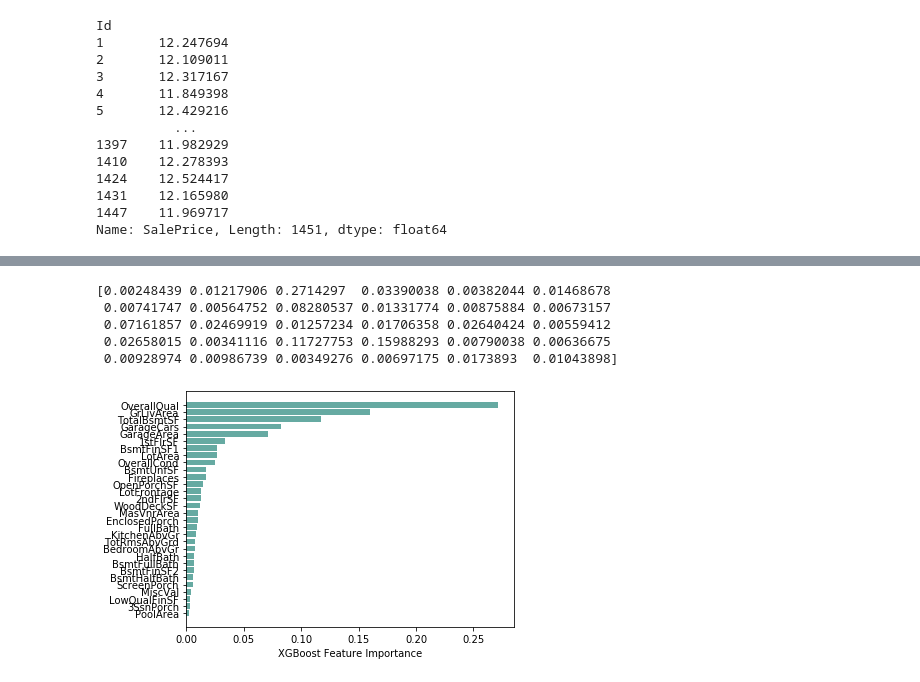
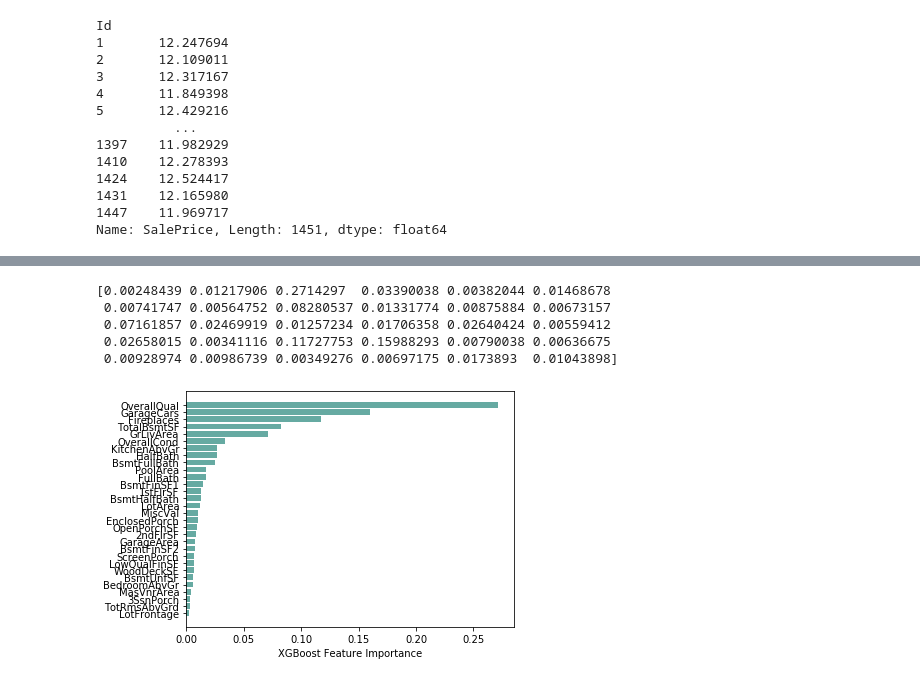
Before and after one commit to miggitymack/house-prices-advanced-regression-techniques, a Jupyter notebook: housing_prices.ipynb, the cells around one changed output, grey strips where cells are left out. Saved outputs shown, nothing was run; the diff lists cells and outputs as text; code cells hidden in the pictures.

```diff
--- a/housing_prices.ipynb
+++ b/housing_prices.ipynb
@@ -229,12 +229,3 @@ import math
 ridge = Ridge()
 lasso = Lasso()
 net   = ElasticNet()
-# %%
-housing_copy.select_dtypes(include =['int64', 'float64'])
-num_housing = housing_copy.select_dtypes(include =['int64', 'float64'])
-ridge.fit(num_housing, train_sale_price)
-print('the ridge intercept is: %.2f' %(ridge.intercept_))
-pd.Series(ridge.coef_, index=num_housing.columns)
-ridge.score(num_housing, train_sale_price)
-rmse = np.sqrt(mean_squared_error(train_sale_price, y_predict))
-print('the rmse is: %.2f' %(rmse))
@@ -317,7 +306,7 @@ import xgboost
 dt = tree.DecisionTreeClassifier()
 rf = ensemble.RandomForestRegressor()
 bag = ensemble.BaggingRegressor()
-xgb = xgboost.XGBRegressor(booster='gblinear')
+xgb = xgboost.XGBRegressor()
 # %%
 rf.fit(merged_housing, train_sale_price)
 print(rf.score(merged_housing, train_sale_price))
@@ -422,13 +383,13 @@ array([-2.67646e-04,  3.57712e-06,  2.95663e-01,  2.02447e-01,
 # %%
 xgb_idx = xgb.feature_importances_.argsort()
 print(xgb.feature_importances_)
-plt.barh(merged_housing.columns[rf_idx], xgb.feature_importances_[xgb_idx], color='#66aaa2')
+plt.barh(merged_housing.columns[xgb_idx], xgb.feature_importances_[xgb_idx], color='#66aaa2')
 plt.xlabel("XGBoost Feature Importance")
 plt.tight_layout()
 # %% [output]
 [0.00248439 0.01217906 0.2714297  0.03390038 0.00382044 0.01468678
  0.00741747 0.00564752 0.08280537 0.01331774 0.00875884 0.00673157
  0.07161857 0.02469919 0.01257234 0.01706358 0.02640424 0.00559412
  0.02658015 0.00341116 0.11727753 0.15988293 0.00790038 0.00636675
  0.00928974 0.00986739 0.00349276 0.00697175 0.0173893  0.01043898]
-[figure, old version]
+[figure, new version]
```
Also changed, not shown: parts of 10 cells of this notebook.
